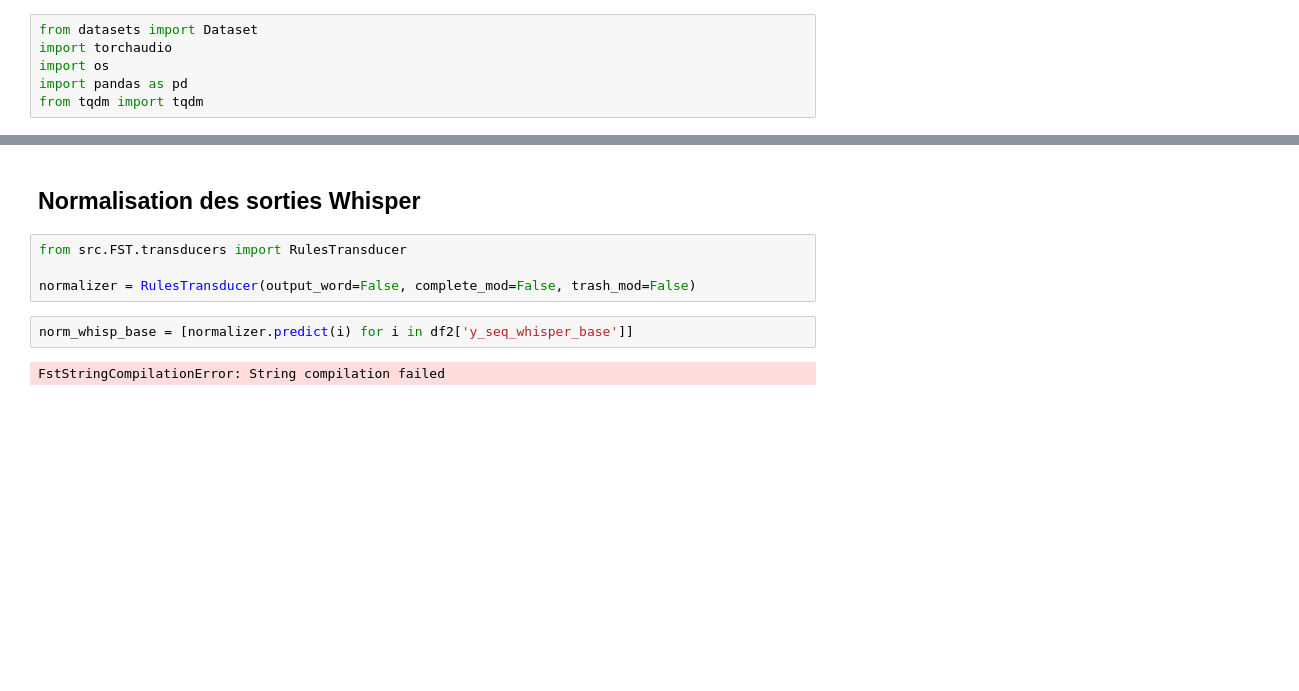
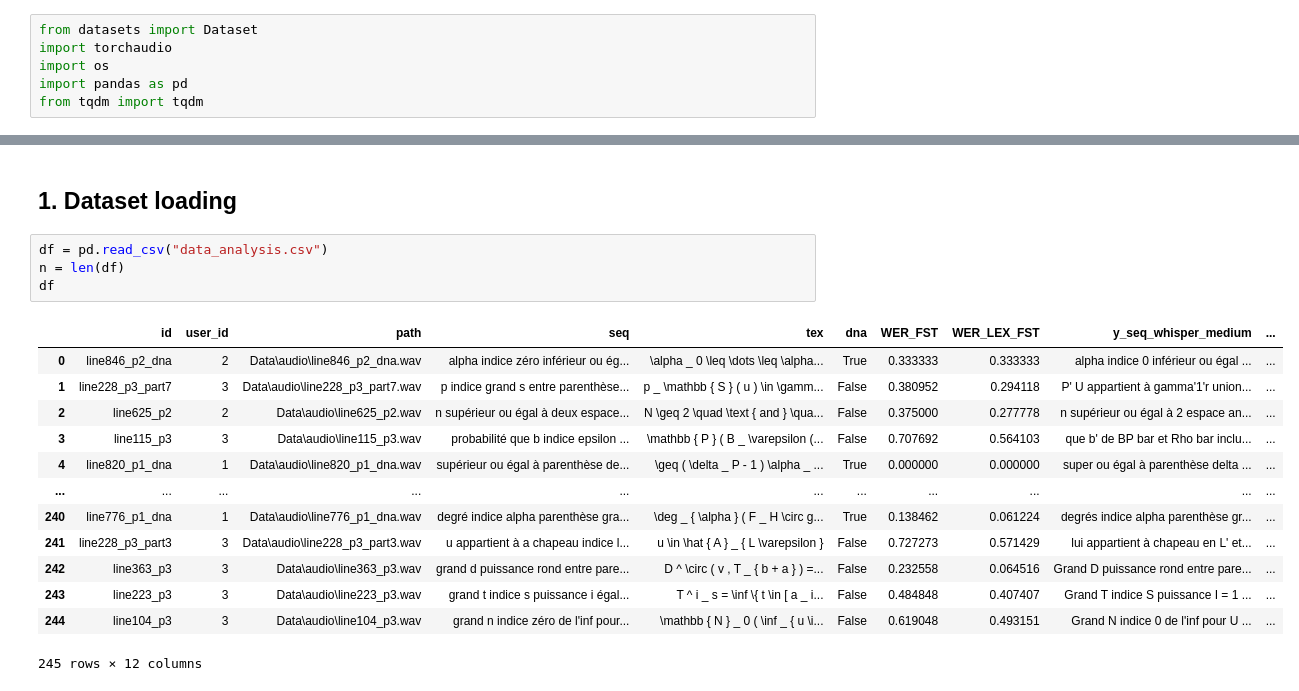
Before and after one commit to Lorbru/FST-For-LaTeX, a Jupyter notebook: DataAnalysis.ipynb, the cells around one changed output, grey strips where cells are left out. Cells and saved outputs as stored; diff of their text form; blank space fills up the shorter version.

```diff
--- a/DataAnalysis.ipynb
+++ b/DataAnalysis.ipynb
@@ -301,10 +9,20 @@ df2
-# %% [markdown]
-## Normalisation des sorties Whisper
-# %%
-from src.FST.transducers import RulesTransducer
-
-normalizer = RulesTransducer(output_word=False, complete_mod=False, trash_mod=False)
-# %%
-norm_whisp_base = [normalizer.predict(i) for i in df2['y_seq_whisper_base']]
-# %% [output]
-FstStringCompilationError: String compilation failed
+# %% [markdown]
+## 1. Dataset loading
+# %%
+df = pd.read_csv("data_analysis.csv")
+n = len(df)
+df
+# %% [output]
+|  | id | user_id | path | seq | tex | dna | WER_FST | WER_LEX_FST | y_seq_whisper_medium | ... |
+| 0 | line846_p2_dna | 2 | Data\audio\line846_p2_dna.wav | alpha indice zéro inférieur ou ég... | \alpha _ 0 \leq \dots \leq \alpha... | True | 0.333333 | 0.333333 | alpha indice 0 inférieur ou égal ... | ... |
+| 1 | line228_p3_part7 | 3 | Data\audio\line228_p3_part7.wav | p indice grand s entre parenthèse... | p _ \mathbb { S } ( u ) \in \gamm... | False | 0.380952 | 0.294118 | P' U appartient à gamma'1'r union... | ... |
+| 2 | line625_p2 | 2 | Data\audio\line625_p2.wav | n supérieur ou égal à deux espace... | N \geq 2 \quad \text { and } \qua... | False | 0.375000 | 0.277778 | n supérieur ou égal à 2 espace an... | ... |
+| 3 | line115_p3 | 3 | Data\audio\line115_p3.wav | probabilité que b indice epsilon ... | \mathbb { P } ( B _ \varepsilon (... | False | 0.707692 | 0.564103 | que b' de BP bar et Rho bar inclu... | ... |
+| 4 | line820_p1_dna | 1 | Data\audio\line820_p1_dna.wav | supérieur ou égal à parenthèse de... | \geq ( \delta _ P - 1 ) \alpha _ ... | True | 0.000000 | 0.000000 | super ou égal à parenthèse delta ... | ... |
+| ... | ... | ... | ... | ... | ... | ... | ... | ... | ... | ... |
+| 240 | line776_p1_dna | 1 | Data\audio\line776_p1_dna.wav | degré indice alpha parenthèse gra... | \deg _ { \alpha } ( F _ H \circ g... | True | 0.138462 | 0.061224 | degrés indice alpha parenthèse gr... | ... |
+| 241 | line228_p3_part3 | 3 | Data\audio\line228_p3_part3.wav | u appartient à a chapeau indice l... | u \in \hat { A } _ { L \varepsilon } | False | 0.727273 | 0.571429 | lui appartient à chapeau en L' et... | ... |
+| 242 | line363_p3 | 3 | Data\audio\line363_p3.wav | grand d puissance rond entre pare... | D ^ \circ ( v , T _ { b + a } ) =... | False | 0.232558 | 0.064516 | Grand D puissance rond entre pare... | ... |
+| 243 | line223_p3 | 3 | Data\audio\line223_p3.wav | grand t indice s puissance i égal... | T ^ i _ s = \inf \{ t \in [ a _ i... | False | 0.484848 | 0.407407 | Grand T indice S puissance I = 1 ... | ... |
+| 244 | line104_p3 | 3 | Data\audio\line104_p3.wav | grand n indice zéro de l'inf pour... | \mathbb { N } _ 0 ( \inf _ { u \i... | False | 0.619048 | 0.493151 | Grand N indice 0 de l'inf pour U ... | ... |
+245 rows × 12 columns
```
Also changed, not shown: parts of 75 cells of this notebook, 21 other files.
